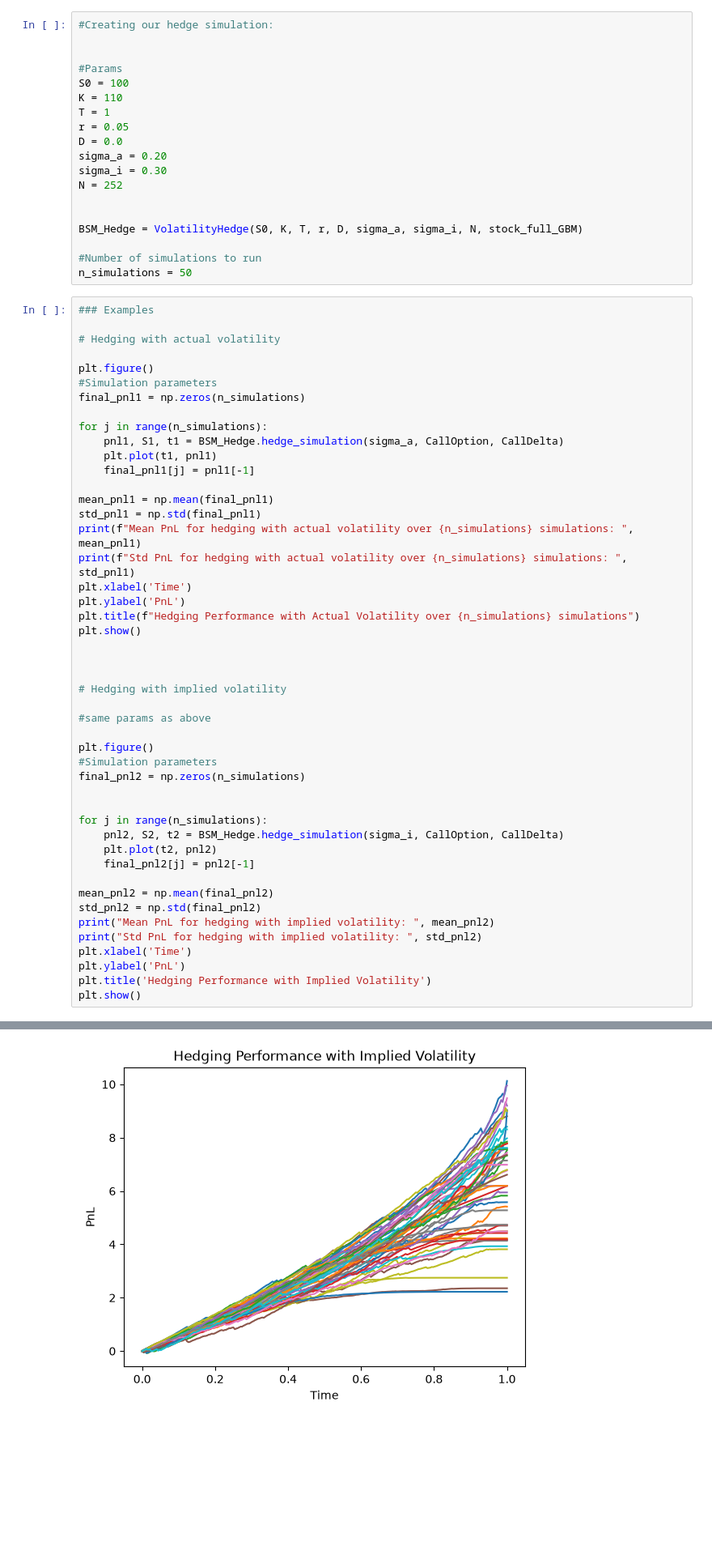
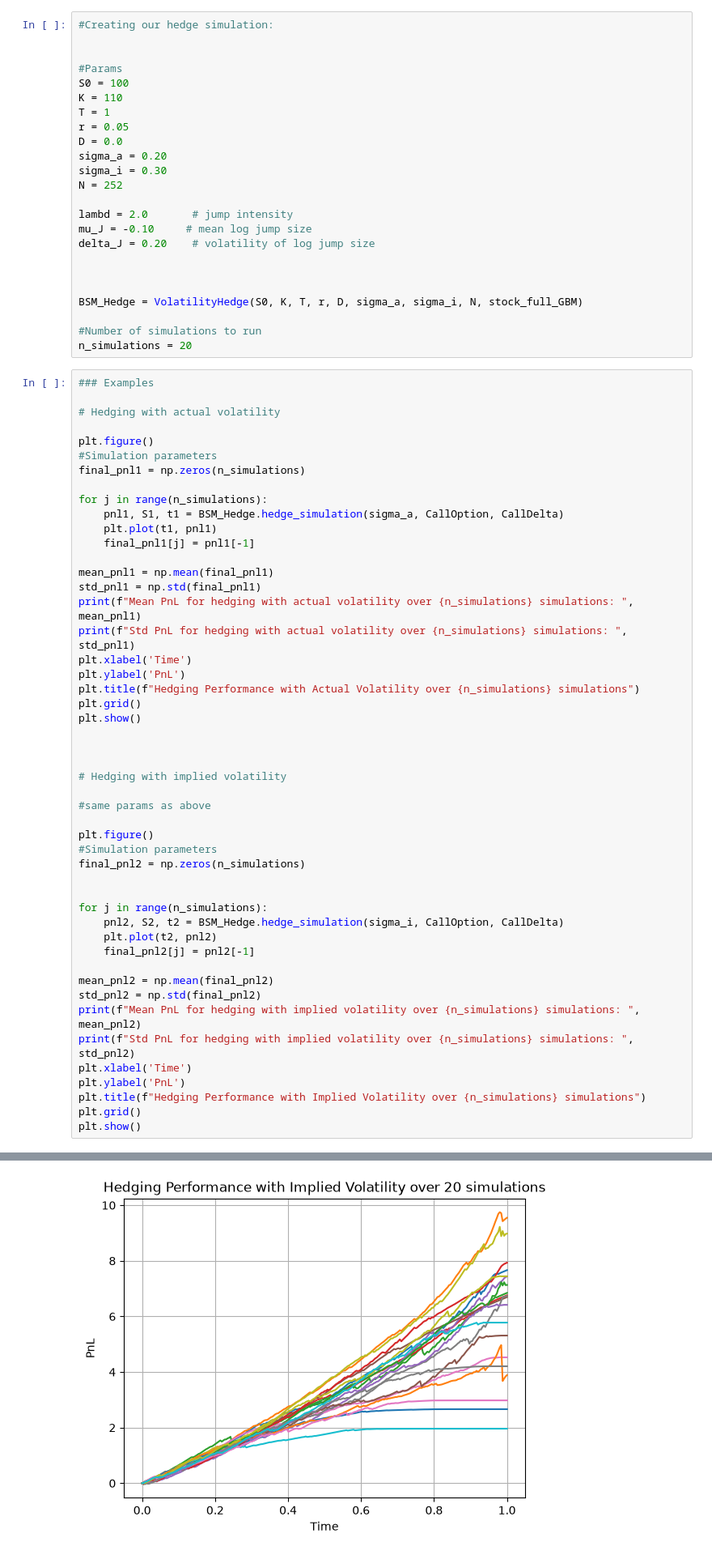
Before and after one commit to AeternoModo/Perfromance-and-Calibration-of-the-Jump-Diffusion-Model, a Jupyter notebook: strategies/vol_hedge.ipynb, the cells around one changed output, grey strips where cells are left out. Shown at 81% size. Cells and saved outputs as stored; diff of their text form; blank space fills up the shorter version.

```diff
--- a/strategies/vol_hedge.ipynb
+++ b/strategies/vol_hedge.ipynb
@@ -114,11 +125,16 @@ sigma_a = 0.20
 sigma_i = 0.30
 N = 252
 
+lambd = 2.0       # jump intensity
+mu_J = -0.10     # mean log jump size
+delta_J = 0.20    # volatility of log jump size
+
+
 
 BSM_Hedge = VolatilityHedge(S0, K, T, r, D, sigma_a, sigma_i, N, stock_full_GBM)
 
 #Number of simulations to run
-n_simulations = 50
+n_simulations = 20
 # %%
 ### Examples
 
@@ -140,6 +156,7 @@ print(f"Std PnL for hedging with actual volatility over {n_simulations} simulati
 plt.xlabel('Time')
 plt.ylabel('PnL')
 plt.title(f"Hedging Performance with Actual Volatility over {n_simulations} simulations")
+plt.grid()
 plt.show()
 
 
@@ -160,10 +177,11 @@ for j in range(n_simulations):
 
 mean_pnl2 = np.mean(final_pnl2)
 std_pnl2 = np.std(final_pnl2)
-print("Mean PnL for hedging with implied volatility: ", mean_pnl2)
-print("Std PnL for hedging with implied volatility: ", std_pnl2)
+print(f"Mean PnL for hedging with implied volatility over {n_simulations} simulations: ", mean_pnl2)
+print(f"Std PnL for hedging with implied volatility over {n_simulations} simulations: ", std_pnl2)
 plt.xlabel('Time')
 plt.ylabel('PnL')
-plt.title('Hedging Performance with Implied Volatility')
+plt.title(f"Hedging Performance with Implied Volatility over {n_simulations} simulations")
+plt.grid()
 plt.show()
 # %% [output]
@@ -175 +193 @@ Std PnL for hedging with implied volatility:  2.002219041082614
-[figure, old version]
+[figure, new version]
```
Also changed, not shown: parts of 7 cells of this notebook, 5 other files.
